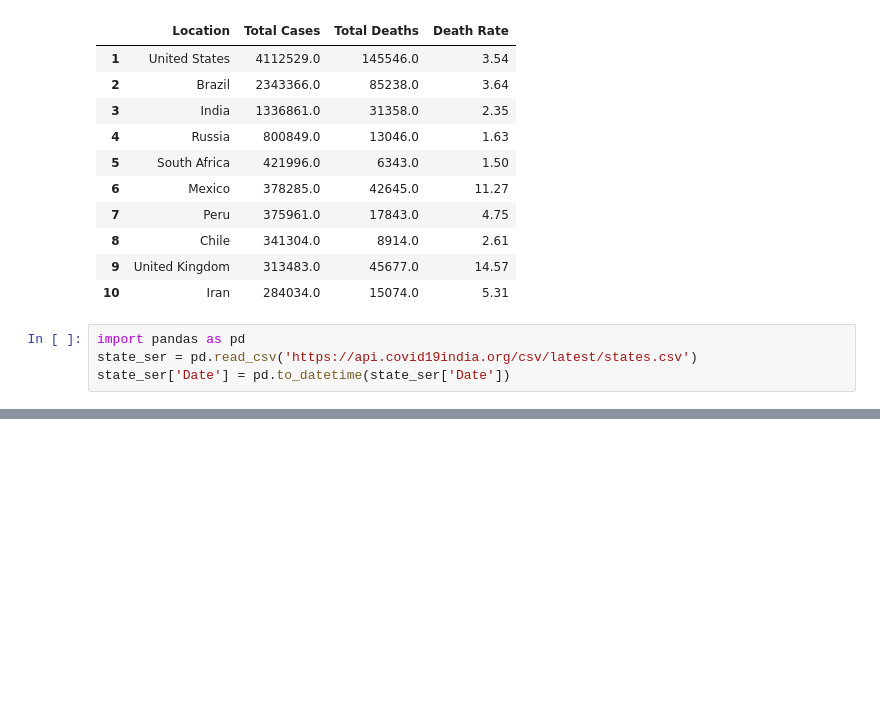
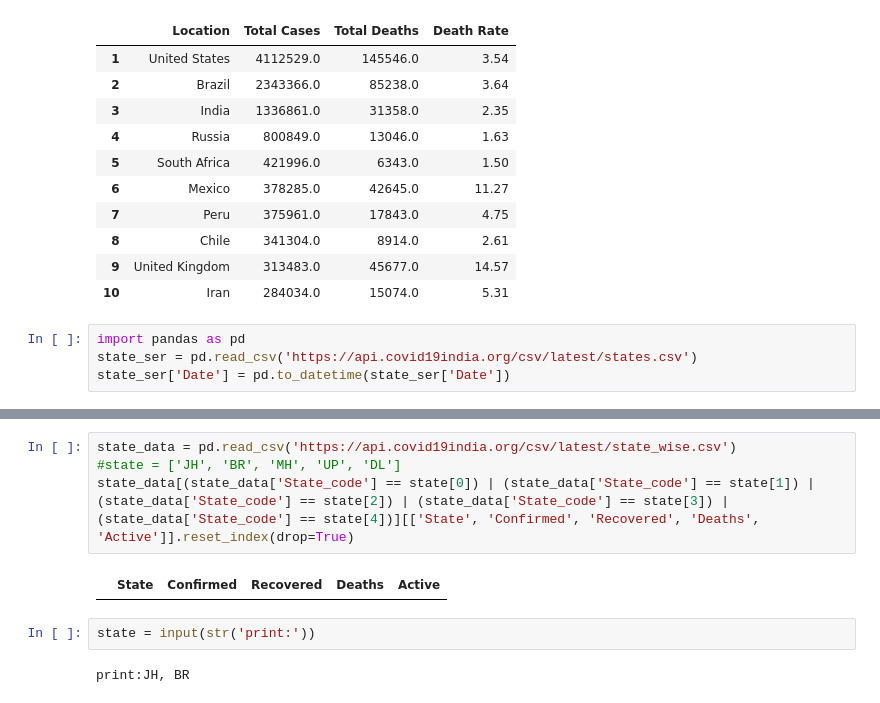
Before and after one commit to farzandkhan-zz/COVID-19, a Jupyter notebook: Covid Streamlit app.ipynb, the cells around one changed output, grey strips where cells are left out. Cells and saved outputs as stored; diff of their text form; blank space fills up the shorter version.

```diff
--- a/Covid Streamlit app.ipynb
+++ b/Covid Streamlit app.ipynb
@@ -79,0 +75,10 @@ state_ser
+# %%
+state_data = pd.read_csv('https://api.covid19india.org/csv/latest/state_wise.csv')
+#state = ['JH', 'BR', 'MH', 'UP', 'DL']
+state_data[(state_data['State_code'] == state[0]) | (state_data['State_code'] == state[1]) | (state_data['State_code'] == state[2]) | (state_data['State_code'] == state[3]) | (state_data['State_code'] == state[4])][['State', 'Confirmed', 'Recovered', 'Deaths', 'Active']].reset_index(drop=True)
+# %% [output]
+|  | State | Confirmed | Recovered | Deaths | Active |
+# %%
+state = input(str('print:'))
+# %% [output]
+print:JH, BR
```
Also changed, not shown: parts of 5 cells of this notebook, 1 other file.
